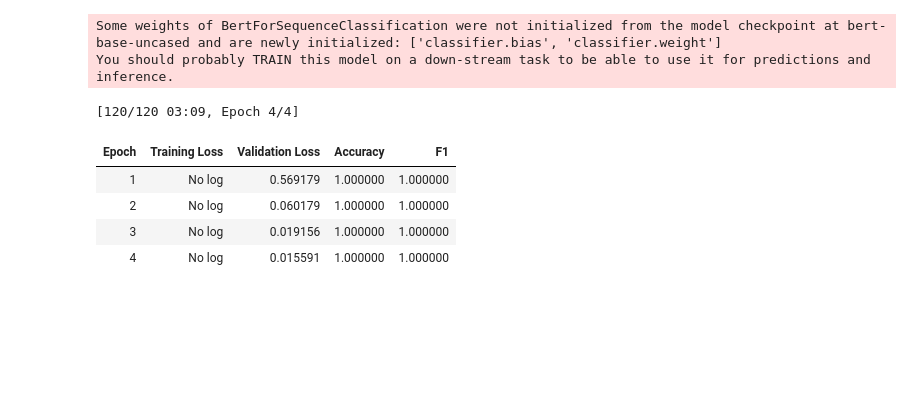
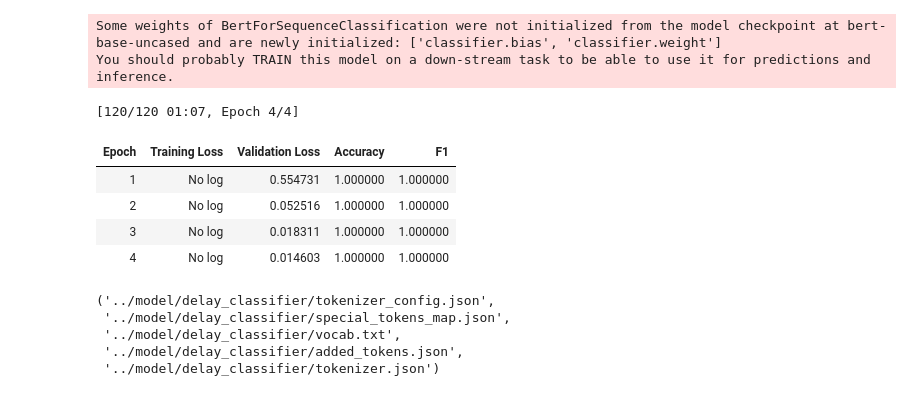
Before and after one commit to Simo-dg/aircraft-delay-nlp, a Jupyter notebook: notebooks/classification.ipynb, the cells around one changed output. Saved outputs shown, nothing was run; the diff lists cells and outputs as text; code cells hidden in the pictures; blank space fills up the shorter version.

```diff
--- a/notebooks/classification.ipynb
+++ b/notebooks/classification.ipynb
@@ -6,10 +6,13 @@ from transformers import AutoTokenizer, AutoModelForSequenceClassification, Trai
 import pandas as pd
 import numpy as np
 import torch
+from sklearn.model_selection import train_test_split
 from sklearn.metrics import accuracy_score, f1_score
 
+# Load full dataset
+df = pd.read_csv('../data/synthetic_logs.csv')
 
-df = pd.read_csv('../data/synthetic_logs.csv')
+# Encode labels
 label_map = {
     "TECHNICAL_FAILURE": 0,
     "CREW_DELAY": 1,
@@ -19,56 +22,76 @@ label_map = {
     "SECURITY": 5
 }
 df['labels'] = df['label'].map(label_map)
-dataset = Dataset.from_pandas(df[['log_text', 'labels']])
-dataset = dataset.train_test_split(test_size=0.2)
+
+# Stratified split
+train_df, test_df = train_test_split(df, test_size=0.2, stratify=df['labels'], random_state=42)
+
+# Save split for inference later
+train_df.to_csv("../data/train_split.csv", index=False)
+test_df.to_csv("../data/test_split.csv", index=False)
+
+# Convert to HF Datasets
+train_ds = Dataset.from_pandas(train_df[['log_text', 'labels']])
+test_ds = Dataset.from_pandas(test_df[['log_text', 'labels']])
+
+# Tokenization
 tokenizer = AutoTokenizer.from_pretrained("bert-base-uncased")
-
-
 
 def tokenize(batch):
     return tokenizer(batch["log_text"], padding=True, truncation=True)
 
-dataset = dataset.map(tokenize, batched=True)
+train_ds = train_ds.map(tokenize, batched=True)
+test_ds = test_ds.map(tokenize, batched=True)
 
+# Model
 model = AutoModelForSequenceClassification.from_pretrained("bert-base-uncased", num_labels=6)
 
+# Metrics (only needed for eval loop; trainer requires it)
 def compute_metrics(pred):
     labels = pred.label_ids
     preds = np.argmax(pred.predictions, axis=1)
     acc = accuracy_score(labels, preds)
     f1 = f1_score(labels, preds, average='weighted')
     return {"accuracy": acc, "f1": f1}
 
+# Training config
 training_args = TrainingArguments(
     output_dir="./results",
     evaluation_strategy="epoch",
     save_strategy="epoch",
     per_device_train_batch_size=8,
     per_device_eval_batch_size=8,
     num_train_epochs=4,
     weight_decay=0.01,
     logging_dir="./logs",
     load_best_model_at_end=True,
     metric_for_best_model="f1"
 )
 
+# Trainer
 trainer = Trainer(
     model=model,
     args=training_args,
-    train_dataset=dataset["train"],
-    eval_dataset=dataset["test"],
+    train_dataset=train_ds,
+    eval_dataset=test_ds,
     tokenizer=tokenizer,
     compute_metrics=compute_metrics
 )
 
 trainer.train()
 trainer.save_model("../model/delay_classifier")
+tokenizer.save_pretrained("../model/delay_classifier")
 # %% [output]
 Some weights of BertForSequenceClassification were not initialized from the model checkpoint at bert-base-uncased and are newly initialized: ['classifier.bias', 'classifier.weight']
 You should probably TRAIN this model on a down-stream task to be able to use it for predictions and inference.
-[120/120 03:09, Epoch 4/4]
+[120/120 01:07, Epoch 4/4]
 | Epoch | Training Loss | Validation Loss | Accuracy | F1 |
-| 1 | No log | 0.569179 | 1.000000 | 1.000000 |
-| 2 | No log | 0.060179 | 1.000000 | 1.000000 |
-| 3 | No log | 0.019156 | 1.000000 | 1.000000 |
-| 4 | No log | 0.015591 | 1.000000 | 1.000000 |
+| 1 | No log | 0.554731 | 1.000000 | 1.000000 |
+| 2 | No log | 0.052516 | 1.000000 | 1.000000 |
+| 3 | No log | 0.018311 | 1.000000 | 1.000000 |
+| 4 | No log | 0.014603 | 1.000000 | 1.000000 |
+('../model/delay_classifier/tokenizer_config.json',
+ '../model/delay_classifier/special_tokens_map.json',
+ '../model/delay_classifier/vocab.txt',
+ '../model/delay_classifier/added_tokens.json',
+ '../model/delay_classifier/tokenizer.json')
```
Also changed, not shown: 9 other files.
